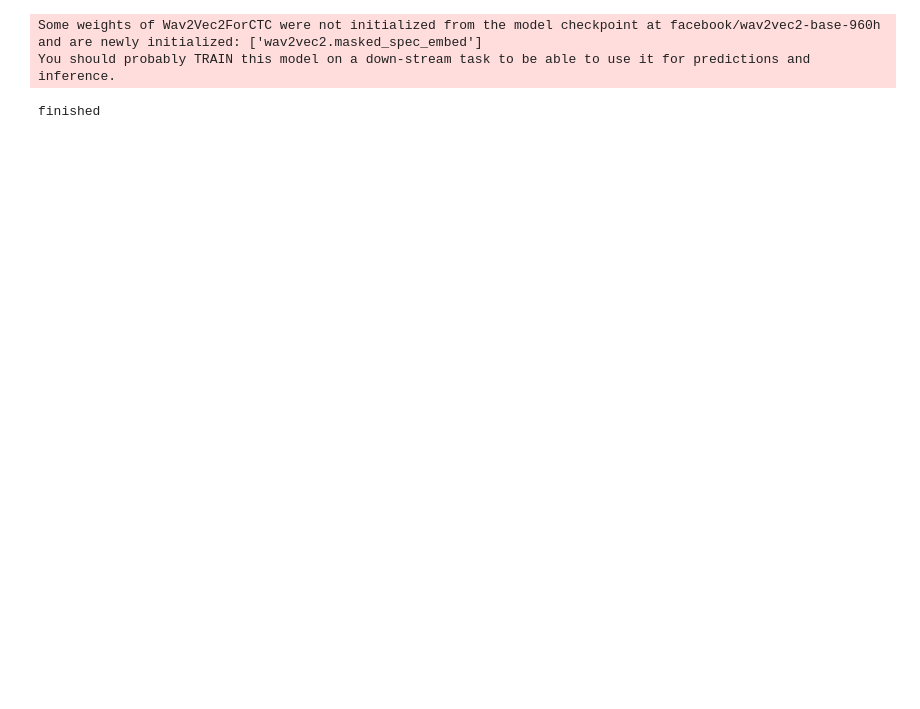
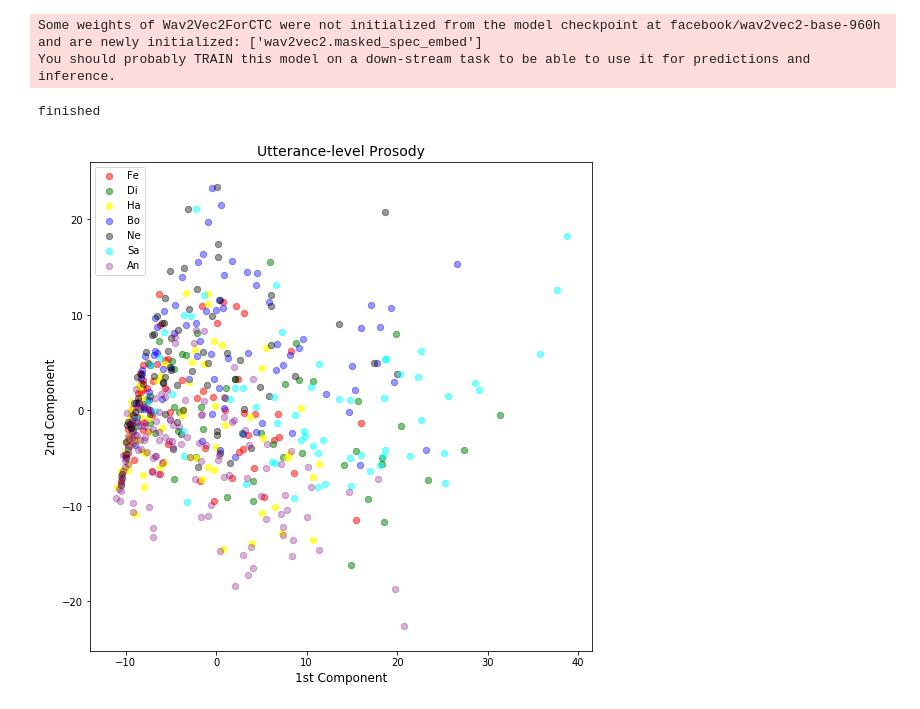
Before and after one commit to oscarliii/w2v2-exploration, a Jupyter notebook: Berlin_analysis.ipynb, the cells around one changed output. Saved outputs shown, nothing was run; the diff lists cells and outputs as text; code cells hidden in the pictures; blank space fills up the shorter version.

```diff
--- a/Berlin_analysis.ipynb
+++ b/Berlin_analysis.ipynb
@@ -23,8 +23,8 @@ durs = []
 lens = []
 
 for file in os.listdir('.'):
-    dur = librosa.get_duration(filename = file)
-    audioinput, sr = librosa.load(file)
+    dur = librosa.get_duration(filename=file)
+    audioinput, sr = librosa.load(file, sr=16000)
     durs.append(dur)
     lens.append(len(audioinput))
 
@@ -272,3 +173,50 @@ for file in os.listdir('.'):
 print('finished')
 # %% [output]
 finished
+# %%
+#plot 2d distribution
+
+import matplotlib.pyplot as plt
+from sklearn.decomposition import PCA
+from mpl_toolkits.mplot3d import Axes3D
+from sklearn.preprocessing import StandardScaler
+
+X = hct_feats
+Y = labels
+
+scaler = StandardScaler()
+scaler.fit(X)
+X_scaled = scaler.transform(X)
+
+pca = PCA(n_components=2)
+pca.fit(X_scaled)
+X_pca = pca.transform(X_scaled)
+
+ex_variance=np.var(X_pca,axis=0)
+ex_variance_ratio = ex_variance/np.sum(ex_variance)
+ex_variance_ratio
+
+Xax = X_pca[:,0]
+Yax = X_pca[:,1]
+
+cdict = {0:'red',1:'green',2:'yellow',3:'blue',4:'black',5:'cyan',6:'purple'}
+labl = {0:'Fe',1:'Di',2:'Ha',3:'Bo',4:'Ne',5:'Sa',6:'An'}
+marker = {0:'o',1:'o',2:'o',3:'o',4:'o',5:'o',6:'o'}
+alpha = {0:.5,1:.5,2:.7,3:.4,4:.4,5:.5,6:.3}
+
+fig = plt.figure(figsize=(9,9))
+ax = fig.add_subplot(111)
+
+fig.patch.set_facecolor('white')
+for l in np.unique(Y):
+    ix=np.where(Y==l)
+    ax.scatter(Xax[ix], Yax[ix], c=cdict[l], s=40, label=labl[l], marker=marker[l], alpha=alpha[l])
+
+ax.set_xlabel('1st Component', fontsize=12)
+ax.set_ylabel('2nd Component', fontsize=12)
+ax.set_title('Utterance-level Prosody', fontsize=14)
+
+ax.legend()
+plt.show()
+# %% [output]
+[figure, added]
```
Also changed, not shown: parts of 11 cells of this notebook.
